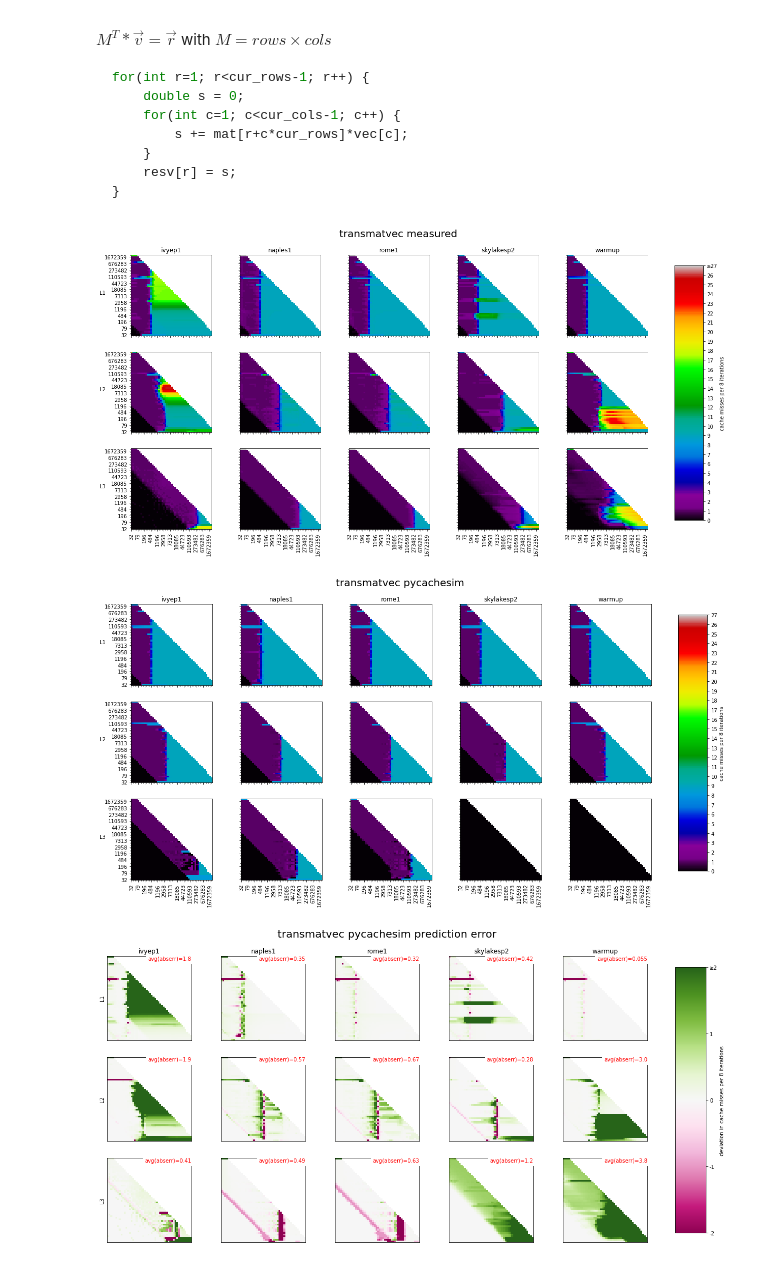
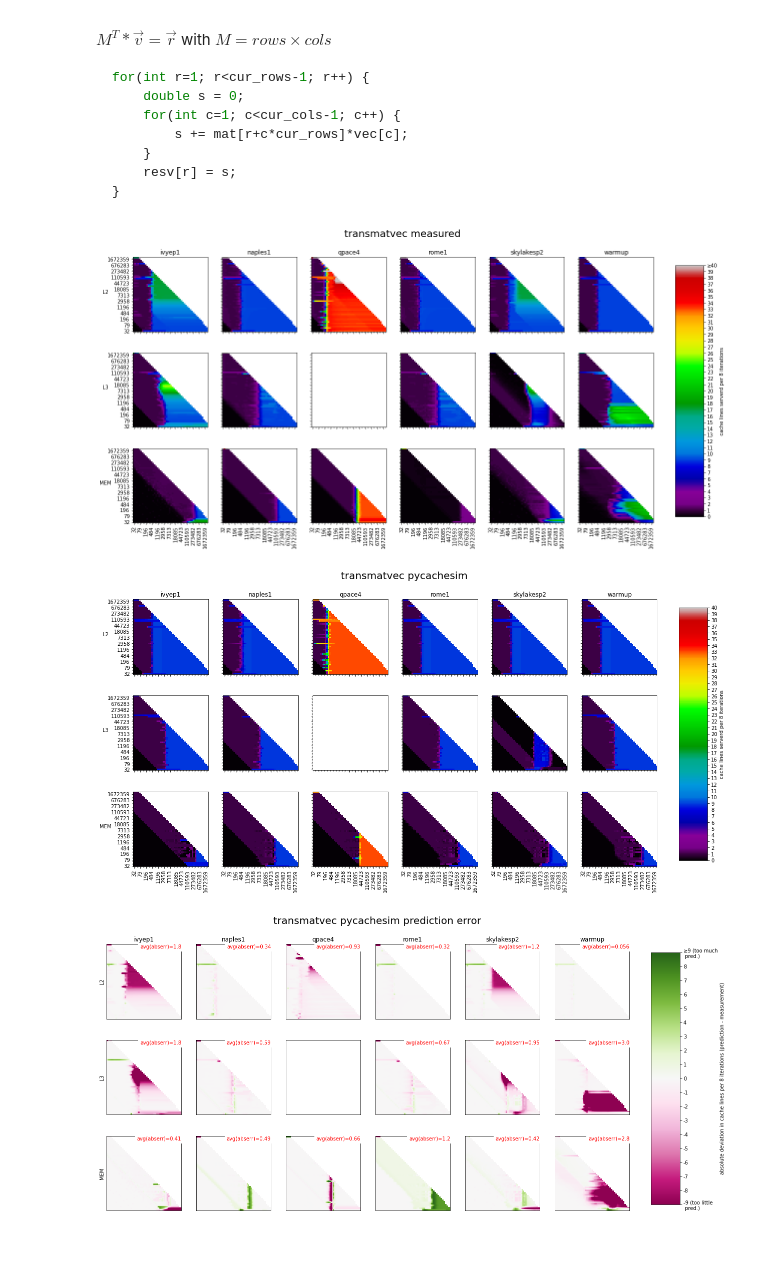
Before and after one commit to RRZE-HPC/pycachesim, a Jupyter notebook: validation/Analysis.ipynb, the cells around one changed output. Cells and saved outputs as stored; diff of their text form; code cells hidden in the pictures.

```diff
--- a/validation/Analysis.ipynb
+++ b/validation/Analysis.ipynb
@@ -173,7 +210,6 @@ def build_const_int_cmap(vmin, vmax, consts=None, const_range=0.1, base_cmap='vi
             colorlist += 'c'
         else:
             colorlist += 'l'
-
     linear_colorlist = mpl.cm.get_cmap(base_cmap, segments)(
         np.linspace(0, 1, segments))
     final_colorlist = []
@@ -184,7 +220,7 @@ def build_const_int_cmap(vmin, vmax, consts=None, const_range=0.1, base_cmap='vi
         if s == 'c' and cur_seg != 'c':
             # find center location of const range
             const_length = 0
-            for c in colorlist:
+            for c in colorlist[i:]:
                 if c == 'c':
                     const_length += 1
                 else:
@@ -200,8 +236,9 @@ def build_const_int_cmap(vmin, vmax, consts=None, const_range=0.1, base_cmap='vi
 def plot2d(kernel, source, xcol='dimension_2', ycol='dimension_1', vmin=None, vmax=None, base_cmap='rainbow'):
     pltdata = df.query("kernel == @kernel and source == @source").sort_values(xcol)
     hosts = sorted(df.hostname.unique())
-    caches = ['L1', 'L2', 'L3']
-    values = pltdata[[c+"_misses_float" for c in caches]].values
+    caches = ['L2', 'L3', 'MEM']
+    values = pltdata[[c+"_loads" for c in caches]].values.astype('float64')
+    values = np.ma.array(values, mask=np.isnan(values))
     vmin_data = math.floor(values.min())
     if vmin is None:
         vmin = vmin_data
@@ -223,7 +260,7 @@ def plot2d(kernel, source, xcol='dimension_2', ycol='dimension_1', vmin=None, vm
             imdata.fill(float('nan'))
             d = pltdata.query("hostname == @h")
             for yi, y in enumerate(ys):
-                row = d.query(ycol+' == @y')[c+'_misses_float'].values.transpose()
+                row = d.query(ycol+' == @y')[c+'_loads'].values.transpose()
                 imdata[yi,:len(row)] = row
             im = axs[j,i].imshow(imdata, vmin=vmin, vmax=vmax, cmap=cmap, origin='lower', interpolation='nearest')
             axs[j,i].set_yticks(range(0, len(ys), 4))
@@ -235,7 +272,7 @@ def plot2d(kernel, source, xcol='dimension_2', ycol='dimension_1', vmin=None, vm
     fig.subplots_adjust(right=0.85)
     cbar_ax = fig.add_axes([0.88, 0.15, 0.04, 0.7])
     cbar = fig.colorbar(im, cax=cbar_ax, ticks=range(math.floor(vmin), math.floor(vmax)+1),
-                        label="cache misses per 8 iterations")
+                        label="cache lines serverd per 8 iterations")
     tl = [str(t) for t in range(math.floor(vmin), math.floor(vmax)+1)]
     if vmax < vmax_data:
         tl[-1] = '≥' + tl[-1]
@@ -301,7 +342,7 @@ for(int y=1; y<cur_elementsy-1; y++) {
 # %%
 fas = {}
 for source in ['measured', 'layer-conditions', 'pycachesim']:
-    fas[source] = plot2d('2d-5pt', source, xcol='dimension_1', ycol='dimension_0')
-plot2derr(fas['measured'][1], fas['layer-conditions'][1], "2d-5pt Layer-Conditions prediction error")
-plot2derr(fas['measured'][1], fas['pycachesim'][1], "2d-5pt pycachesim prediction error")
+    fas[source] = plot2d('2d-5pt', source, xcol='dimension_1', ycol='dimension_0', vmin=0, vmax=5)
+plot2derr(fas['measured'][1], fas['layer-conditions'][1], "2d-5pt Layer-Conditions prediction error", v=4)
+plot2derr(fas['measured'][1], fas['pycachesim'][1], "2d-5pt pycachesim prediction error", v=4)
 # %% [output]
@@ -331,7 +372,7 @@ for(int r=1; r<cur_rows-1; r++) {
 # %%
 fas = {}
 for source in ['measured', 'pycachesim']:
-    fas[source] = plot2d('matvec', source, xcol='dimension_1', ycol='dimension_0', vmin=0, vmax=3)
+    fas[source] = plot2d('matvec', source, xcol='dimension_1', ycol='dimension_0', vmin=None, vmax=3)
 
-plot2derr(fas['measured'][1], fas['pycachesim'][1], "matvec pycachsim prediction error")
+plot2derr(fas['measured'][1], fas['pycachesim'][1], "matvec pycachsim prediction error", v=2)
 # %% [output]
@@ -358,13 +399,13 @@ for(int r=1; r<cur_rows-1; r++) {
 # %%
 fas = {}
 for source in ['measured', 'pycachesim']:
     fas[source] = plot2d('transmatvec', source, xcol='dimension_1', ycol='dimension_0',
-                         vmin=0, vmax=27, base_cmap='nipy_spectral')
-plot2derr(fas['measured'][1], fas['pycachesim'][1], "transmatvec pycachesim prediction error")
+                         vmin=None, vmax=40, base_cmap='nipy_spectral')
+plot2derr(fas['measured'][1], fas['pycachesim'][1], "transmatvec pycachesim prediction error", v=9)
 # %% [output]
-[figure, old version]
+[figure, new version]
-[figure, old version]
+[figure, new version]
-[figure, old version]
+[figure, new version]
 # %% [markdown]
 ## 3d-7pt Kernel
 
```
Also changed, not shown: parts of 28 cells of this notebook, 3 other files.
